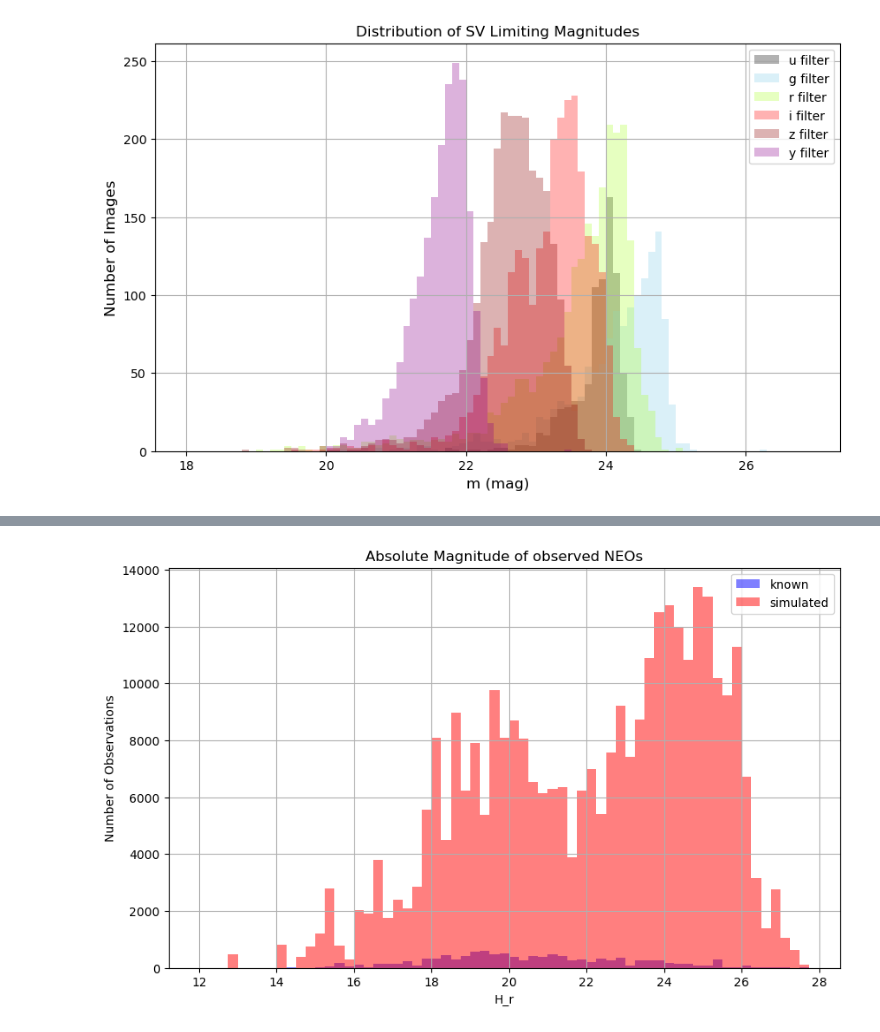
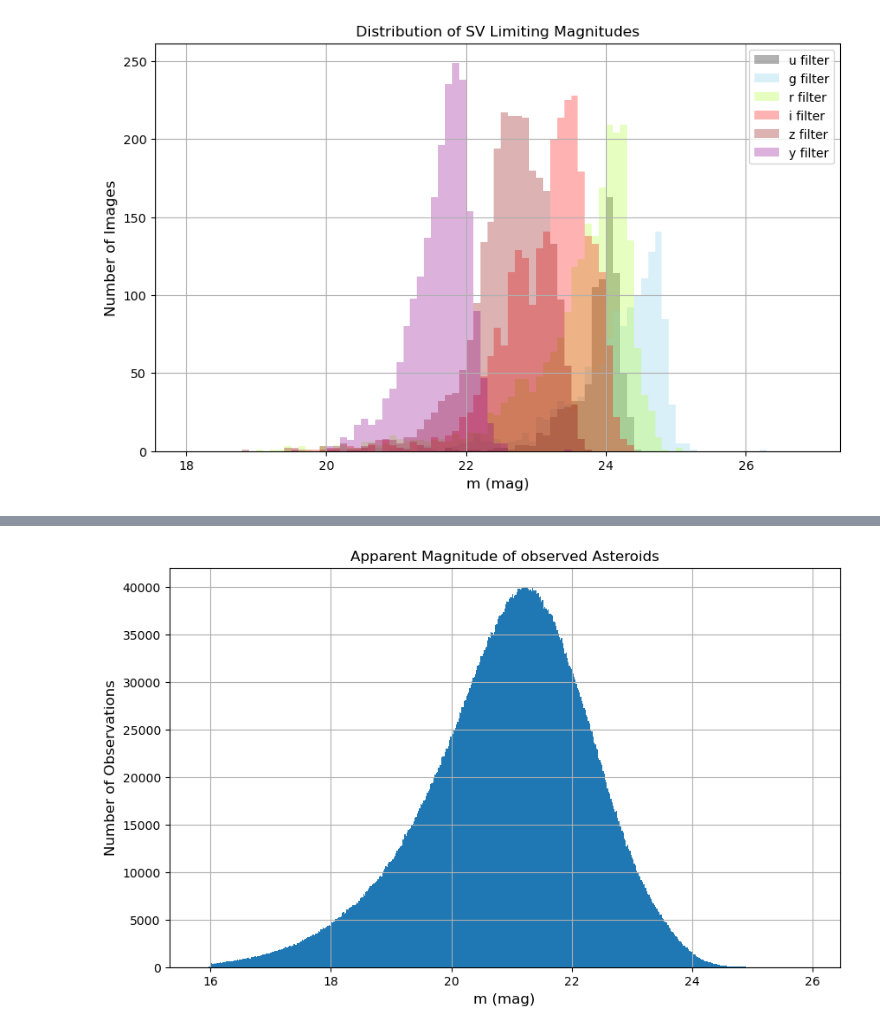
Before and after one commit to mjuric/sv-predictions, a Jupyter notebook: analysis/ast-analysis.ipynb, the cells around one changed output, grey strips where cells are left out. Cells and saved outputs as stored; diff of their text form; code cells hidden in the pictures.

```diff
--- a/analysis/ast-analysis.ipynb
+++ b/analysis/ast-analysis.ipynb
@@ -561,28 +565,14 @@ array([[<Axes: title={'center': 'H_r'}>]], dtype=object)
-# %%
-# makes histograms of absolute magnitudes of observed NEOs
-# this is because TNOs don't have a file with all colors data
-
-df_colors_neo=pd.read_csv('../results/sim-outputs/neo/colors_neo.csv')
-df_neotemp=df_neo.copy()
-df_neocolor=df_neotemp.merge(df_colors_neo[["H_r","ObjID"]],on="ObjID")
-
-dfr2_neo = dfrealtypescolors.query("type == 'NEO'")['H_r']
-df3_data = df_neocolor['H_r']
-
-df3_data10 = np.tile(df3_data, 10)
-plt.figure(figsize=(10, 6))
-bins=np.arange(12, 28, 0.25)
-plt.hist(dfr2_neo, bins=bins, alpha=0.5, label='known', color='blue')
-
-plt.hist(df3_data10, bins=bins, alpha=0.5, label='simulated', color='red')
-
-plt.title('Absolute Magnitude of observed NEOs')
-plt.xlabel('H_r')
-plt.ylabel('Number of Observations')
-plt.legend()
-plt.grid(True)
-# %% [output]
-[figure, old version]
+# %%
+# makes a histogram of apparent magnitudes of observed known asteroids
+
+plt.figure(figsize=(10, 6))
+plt.hist(dfrealtypescolors['trailedSourceMag'], bins='fd')
+plt.xlabel('m (mag)', fontsize=12)
+plt.ylabel('Number of Observations', fontsize=12)
+plt.title('Apparent Magnitude of observed Asteroids', fontsize=12)
+plt.grid(True)
+# %% [output]
+[figure, added]
 # %%
 # makes histograms of absolute magnitudes of observed MBAs
 # this is because TNOs don't have a file with all colors data
```
Also changed, not shown: parts of 9 cells of this notebook.
